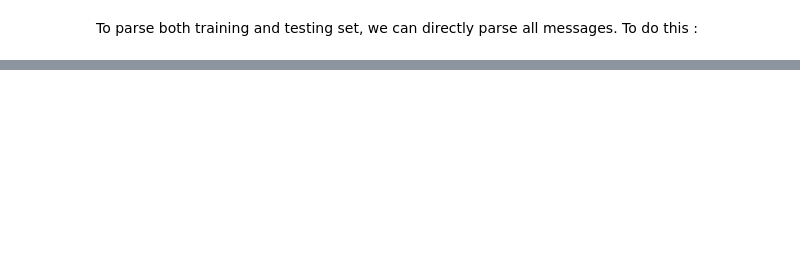
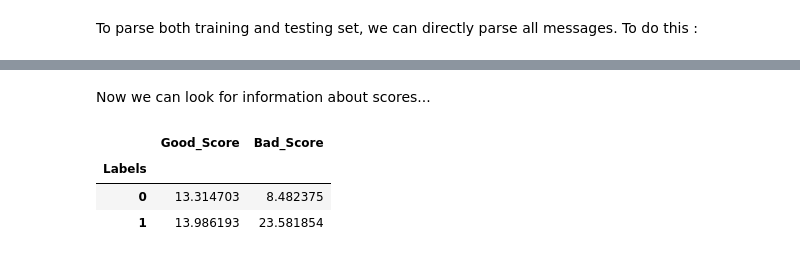
Before and after one commit to MaxTeiger/Spam-Classifier-from-almost-scratch, a Jupyter notebook: Spam Classifier from (almost) scratch.ipynb, the cells around one changed output, grey strips where cells are left out. Drawn from its saved outputs; the diff is of its cells as text; code cells hidden in the pictures; blank space fills up the shorter version.

```diff
--- a/Spam Classifier from (almost) scratch.ipynb
+++ b/Spam Classifier from (almost) scratch.ipynb
@@ -175,0 +251,10 @@ We can observe by sorting these dictionary, that there are a lot of words which
+# %% [markdown]
+Now we can look for information about scores...
+# %%
+data_means = trainData.drop(columns='Message').groupby('Labels').mean()
+data_means
+# %% [output]
+|  | Good_Score | Bad_Score |
+| Labels |  |  |
+| 0 | 13.314703 | 8.482375 |
+| 1 | 13.986193 | 23.581854 |
```
Also changed, not shown: parts of 17 cells of this notebook.
